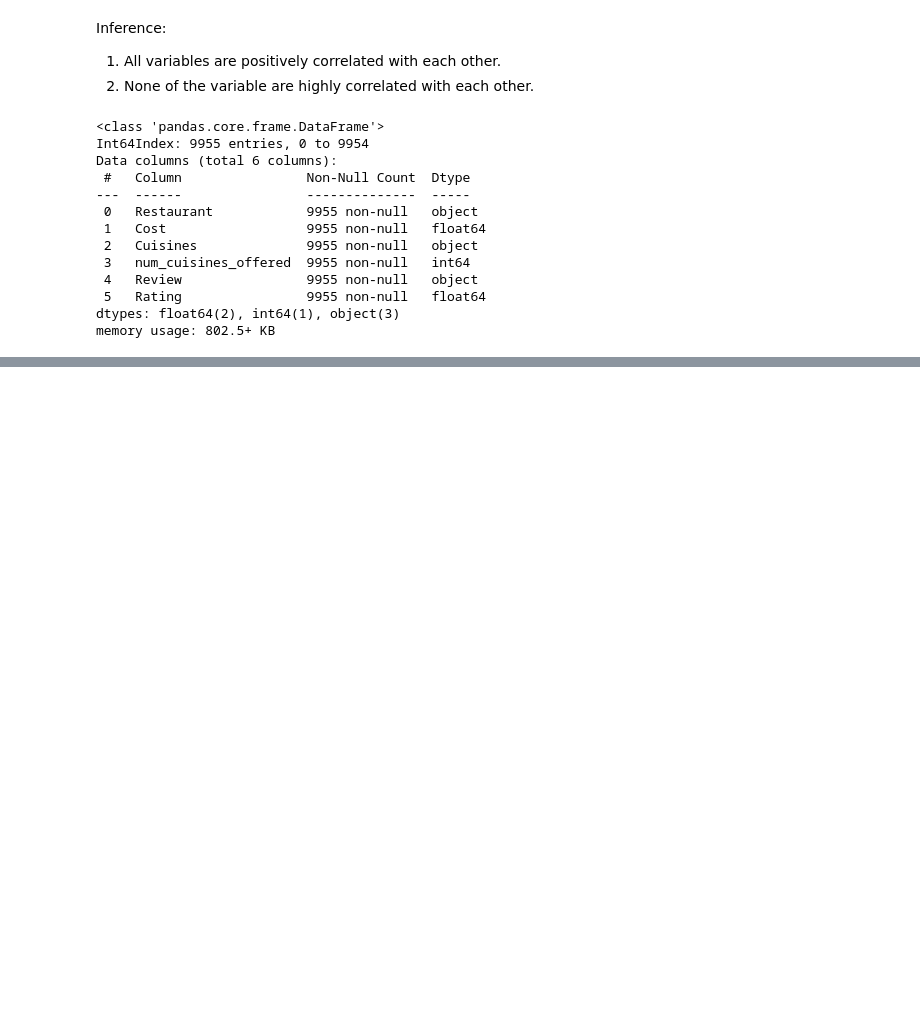
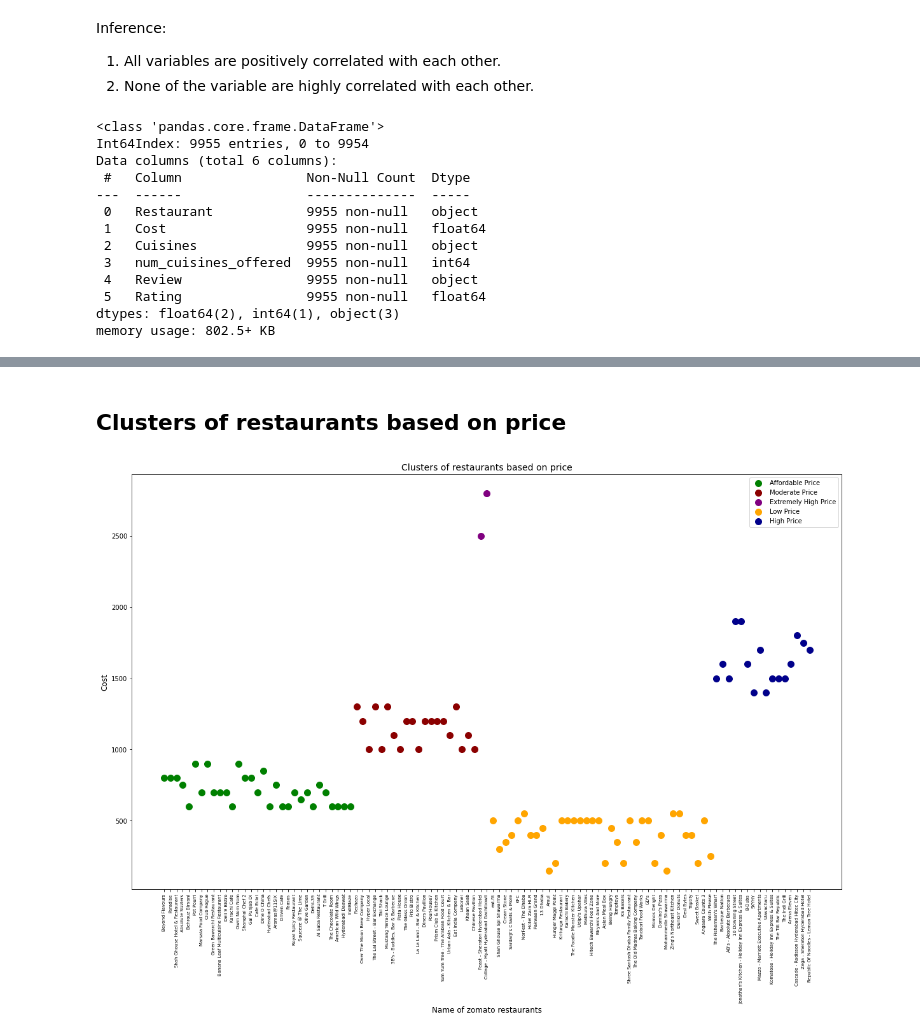
Before and after one commit to Akshadanair/Zomato-Restaurant-Clustering-and-Sentiment-Analysis, a Jupyter notebook: Zomato_Restaurant_Clustering_and_Sentiment_Analysis.ipynb, the cells around one changed output, grey strips where cells are left out. Cells and saved outputs as stored; diff of their text form; code cells hidden in the pictures; blank space fills up the shorter version.

```diff
--- a/Zomato_Restaurant_Clustering_and_Sentiment_Analysis.ipynb
+++ b/Zomato_Restaurant_Clustering_and_Sentiment_Analysis.ipynb
@@ -1579,0 +1738,25 @@ memory usage: 802.5+ KB
+# %%
+#Creating an array
+x = np.array(X)
+# %% [markdown]
+## **Clusters of restaurants based on price**
+# %%
+#setting figure size
+plt.figure(figsize=(20, 12))
+
+#Visualizing the clusters
+plt.scatter(x[y_cluster == 0, 0], x[y_cluster == 0, 1], s = 100, c = 'green', label = 'Affordable Price')
+plt.scatter(x[y_cluster == 1, 0], x[y_cluster == 1, 1], s = 100, c = 'darkred', label = 'Moderate Price')
+plt.scatter(x[y_cluster == 2, 0], x[y_cluster == 2, 1], s = 100, c = 'purple', label = 'Extremely High Price')
+plt.scatter(x[y_cluster == 3, 0], x[y_cluster == 3, 1], s = 100, c = 'orange', label = 'Low Price')
+plt.scatter(x[y_cluster == 4, 0], x[y_cluster == 4, 1], s = 100, c = 'darkblue', label = 'High Price')
+
+#To display the x label, y label, title and xticks
+plt.title('Clusters of restaurants based on price', fontsize = 14)
+plt.xlabel('Name of zomato restaurants', fontsize = 12)
+plt.ylabel('Cost', fontsize = 12)
+plt.xticks(fontsize=7, rotation = 90)
+plt.legend()
+plt.show()
+# %% [output]
+[figure, added]
```
Also changed, not shown: parts of 83 cells of this notebook.
